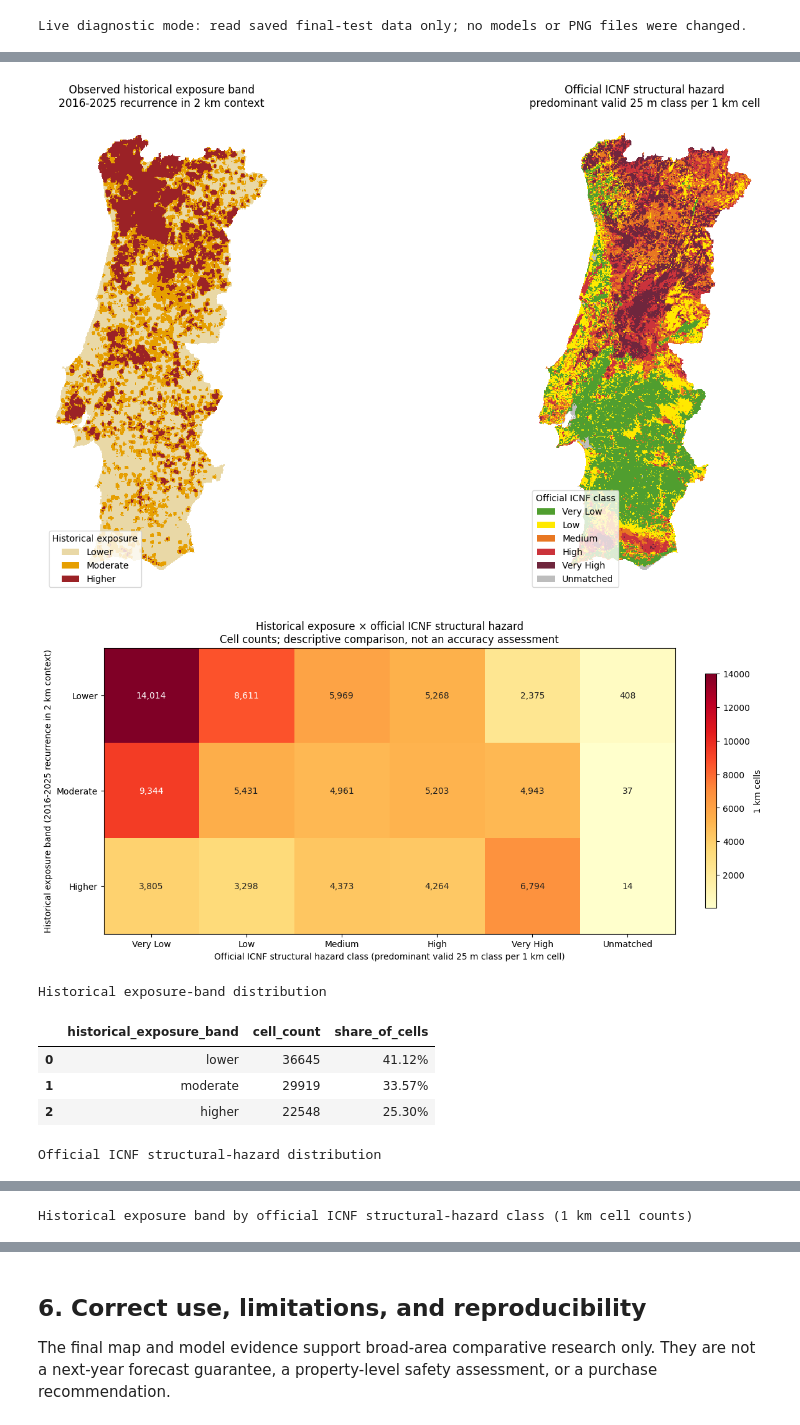
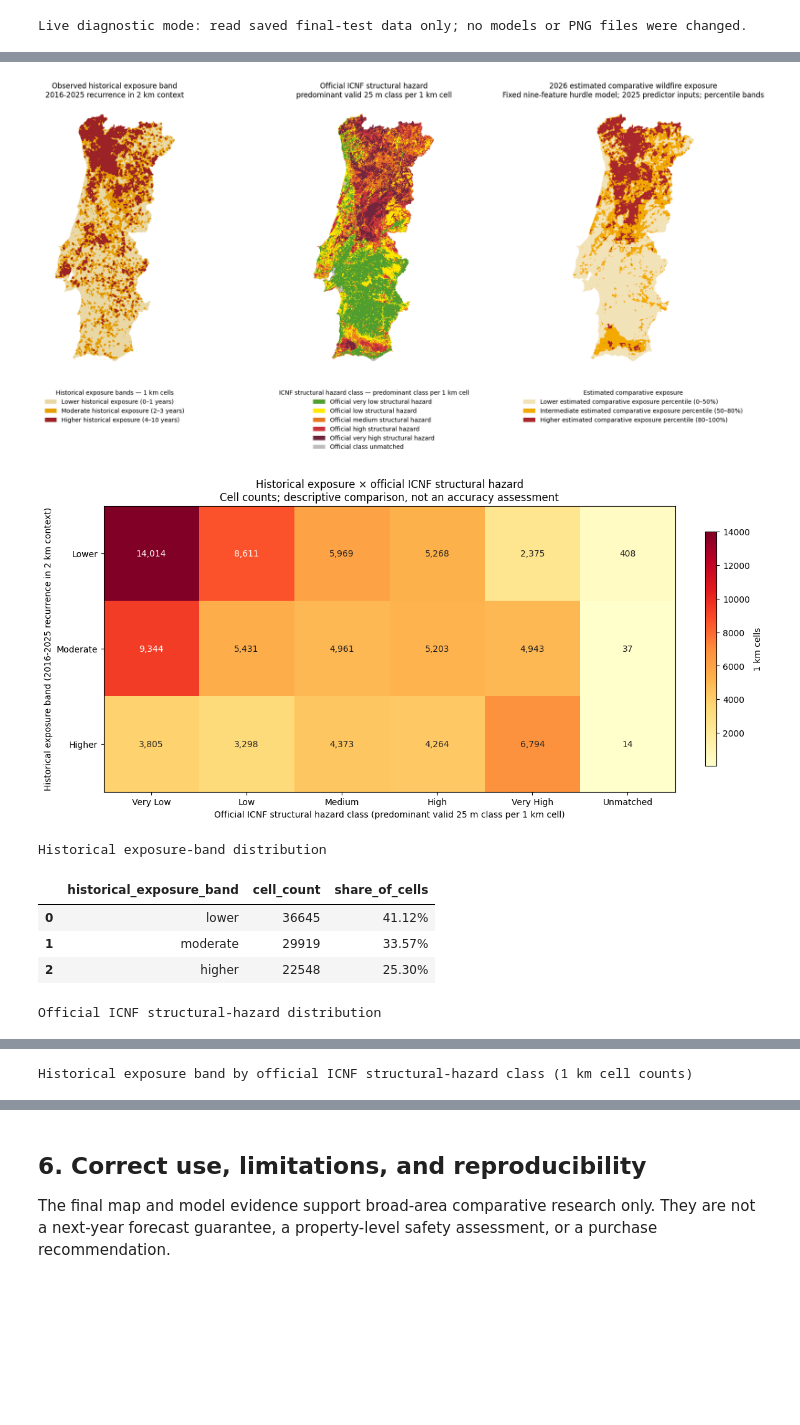
Before and after one commit to serhii-diadechko-git/wildfire_property_screening_portugal, a Jupyter notebook: notebooks/06_final_charts.ipynb, the cells around one changed output, grey strips where cells are left out. Cells and saved outputs as stored; diff of their text form; code cells hidden in the pictures; blank space fills up the shorter version.

```diff
--- a/notebooks/06_final_charts.ipynb
+++ b/notebooks/06_final_charts.ipynb
@@ -336,32 +342,42 @@ The left map shows where historical recurrence bands occur. The right map shows
 # %%
+import importlib
+
 import matplotlib.pyplot as plt
+import src.historical_screening_reporting as historical_reporting
+import src.operational_forecast_reporting as operational_reporting
+
+# Reload reporting helpers so this cell also works after source-code edits in an existing kernel.
+historical_reporting = importlib.reload(historical_reporting)
+operational_reporting = importlib.reload(operational_reporting)
 
 from src.historical_screening_reporting import (
     historical_screening_display_tables,
     load_historical_screening_artifacts,
     plot_historical_and_icnf_maps,
     plot_historical_icnf_crosstab,
 )
+from src.operational_forecast_reporting import load_operational_forecast_spatial_artifact
 
 historical_artifacts = load_historical_screening_artifacts(PROJECT_ROOT)
+operational_estimate = load_operational_forecast_spatial_artifact(PROJECT_ROOT, forecast_year=2026)
 
-figure = plot_historical_and_icnf_maps(historical_artifacts.screening)
+figure = plot_historical_and_icnf_maps(historical_artifacts.screening, operational_estimate.scores)
 display(figure)
 plt.close(figure)
 
 figure = plot_historical_icnf_crosstab(historical_artifacts.cross_matrix)
 display(figure)
 plt.close(figure)
 
 band_summary, hazard_summary, cross_matrix = historical_screening_display_tables(historical_artifacts)
 print('Historical exposure-band distribution')
 display(band_summary)
 print('Official ICNF structural-hazard distribution')
 display(hazard_summary)
 print('Historical exposure band by official ICNF structural-hazard class (1 km cell counts)')
 display(cross_matrix)
 # %% [output]
-[figure, old version]
+[figure, new version]
 [figure]
 Historical exposure-band distribution
 |  | historical_exposure_band | cell_count | share_of_cells |
```
Also changed, not shown: parts of 1 cell of this notebook, 3 other files.
